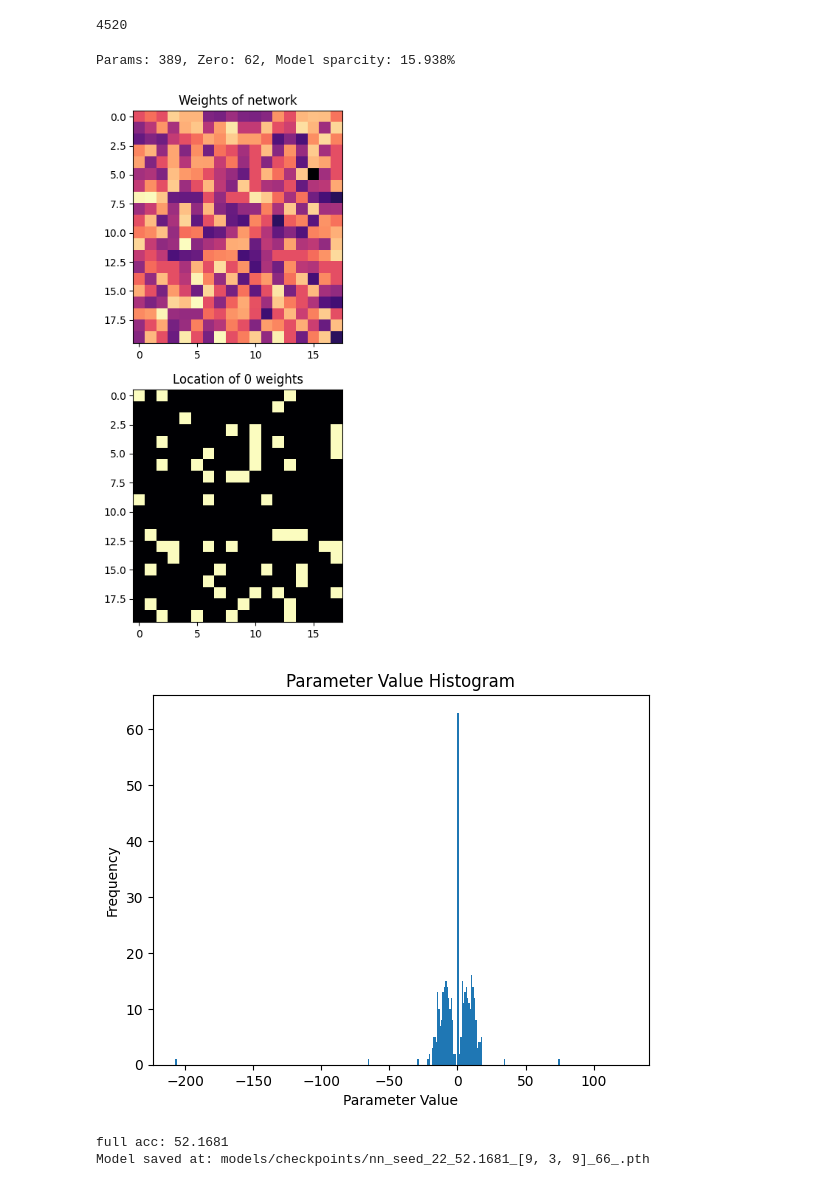
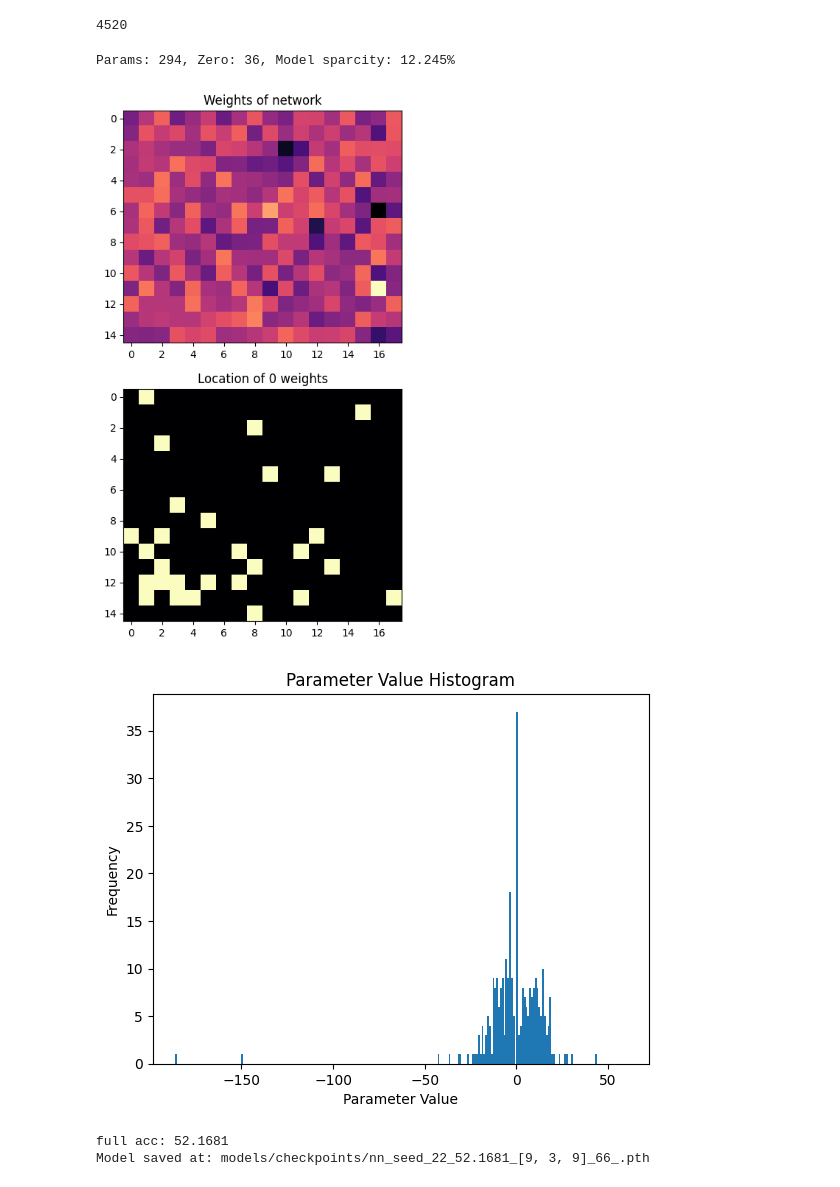
Before and after one commit to JackHanke/smalltictactoe, a Jupyter notebook: workspace.ipynb, the cells around one changed output. Saved outputs shown, nothing was run; the diff lists cells and outputs as text; code cells hidden in the pictures.

```diff
--- a/workspace.ipynb
+++ b/workspace.ipynb
@@ -20,3 +20,39 @@ from models.nn import TicTacToeNet
 from models.plot_weights import plot_weights
 
 DEVICE = torch.device('cuda' if torch.cuda.is_available() else 'cpu')
+# %%
+
+with open("data/datasets/jsons/all_states.json", "r") as file:
+    all_states_dict = json.load(file)
+
+moves_mask = []
+legal_moves_mask = []
+for key, moves in all_states_dict.items():
+    row = [0 for _ in range(9)]
+    for move in moves:
+        row[move] = 1
+    moves_mask.append(row)
+
+    row2 = [0 for _ in range(9)]
+    for letter_idx, letter in enumerate(key):
+        if letter == ' ':
+            row2[letter_idx] = 1
+    legal_moves_mask.append(row2)
+
+moves_mask = torch.tensor(moves_mask)
+legal_moves_mask = torch.tensor(legal_moves_mask)
+print(moves_mask.shape)
+print(legal_moves_mask.shape)
+
+row_mask = (~((moves_mask == legal_moves_mask).all(dim=1))).nonzero().squeeze(1)
+print(row_mask.shape)
+row_mask
+
+
+all_states_filtered = {}
+for idx, (key, moves) in enumerate(all_states_dict.items()):
+    if idx in row_mask:
+        all_states_filtered[key] = moves
+
+with open('data/datasets/jsons/all_states_filtered.json', 'w') as f:
+    json.dump(all_states_filtered, f)
@@ -105,26 +145,26 @@ len(states_dict)
 4520
 # %%
 model = TicTacToeNet(
-    hidden_sizes=[20],
+    hidden_sizes=[15],
     input_size=9
 )
-PATH = 'models/checkpoints/pruning/nn_nonz_326_389_[9, 20, 9].pth'
+PATH = 'models/checkpoints/pruning/nn_nonz_257_294_[9, 15, 9].pth'
 model.load_state_dict(torch.load(PATH, weights_only=True))
 
 zerocount, total = 0, 0
 for param in model.parameters():
     tens = param.flatten().tolist()
     for thing in tens:
         total += 1
         if thing == 0:
             zerocount += 1
 
 print(f'Params: {total}, Zero: {zerocount}, Model sparcity: {zerocount/total*100:.3f}%')
 
 plot_weights(model, ispruned=True)
 # %% [output]
-Params: 389, Zero: 62, Model sparcity: 15.938%
+Params: 294, Zero: 36, Model sparcity: 12.245%
-[figure, old version]
+[figure, new version]
 # %%
 params = []
 for param in model.parameters(): params.extend(param.flatten().tolist())
@@ -135,7 +175,7 @@ plt.ylabel('Frequency')
 # plt.xscale("log")
 print()
 # %% [output]
-[figure, old version]
+[figure, new version]
 # %%
 # plot the parameter, accuracy curve
 
```
Also changed, not shown: parts of 1 cell of this notebook, 14 other files.
